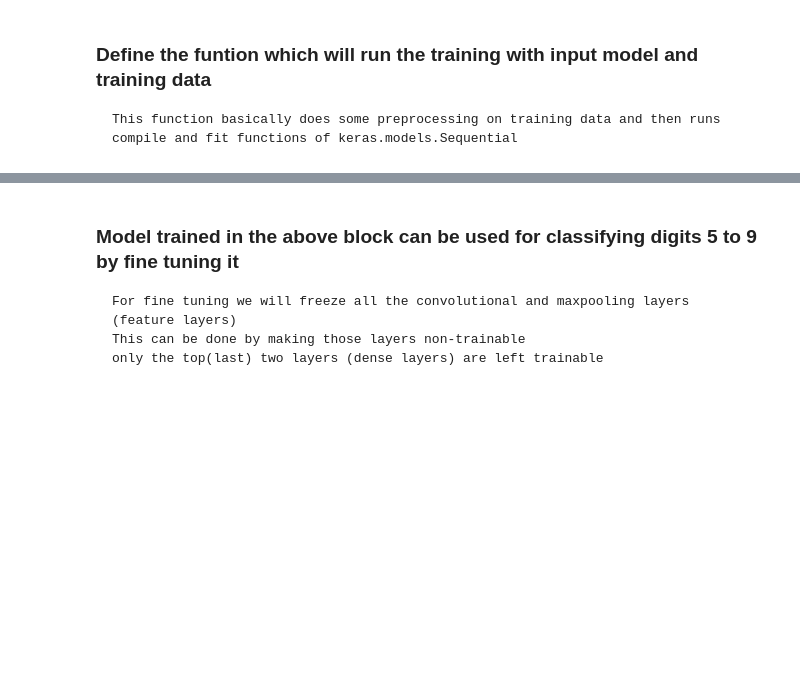
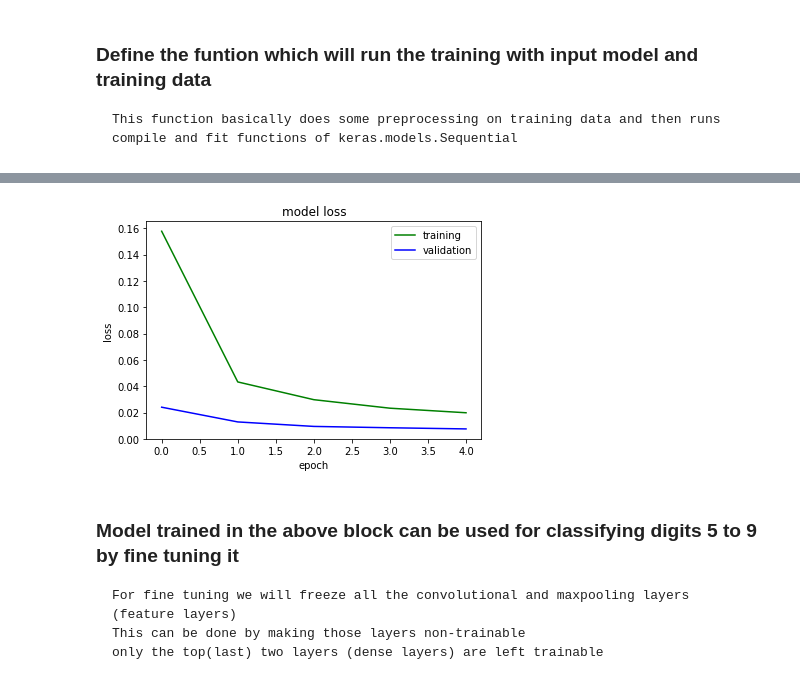
Before and after one commit to nrjcs/iitpbse, a Jupyter notebook: dl/day5/transer_learning_cnn_mnist.ipynb, the cells around one changed output, grey strips where cells are left out. Drawn from its saved outputs; the diff is of its cells as text; code cells hidden in the pictures; blank space fills up the shorter version.

```diff
--- a/dl/day5/transer_learning_cnn_mnist.ipynb
+++ b/dl/day5/transer_learning_cnn_mnist.ipynb
@@ -165,3 +191,15 @@ Test accuracy: 0.997664928436
+# %%
+# Behviour of loss over the epochs
+
+plt.plot(h_org.history['loss'],'g')
+plt.plot(h_org.history['val_loss'],'b')
+plt.title('model loss')
+plt.ylabel('loss')
+plt.xlabel('epoch')
+plt.legend(['training', 'validation'], loc='upper right')
+plt.show()
+# %% [output]
+[figure, added]
 # %% [markdown]
 ### Model trained in the above block can be used for classifying digits 5 to 9 by fine tuning it
     For fine tuning we will freeze all the convolutional and maxpooling layers (feature layers)
```
Also changed, not shown: parts of 11 cells of this notebook.
